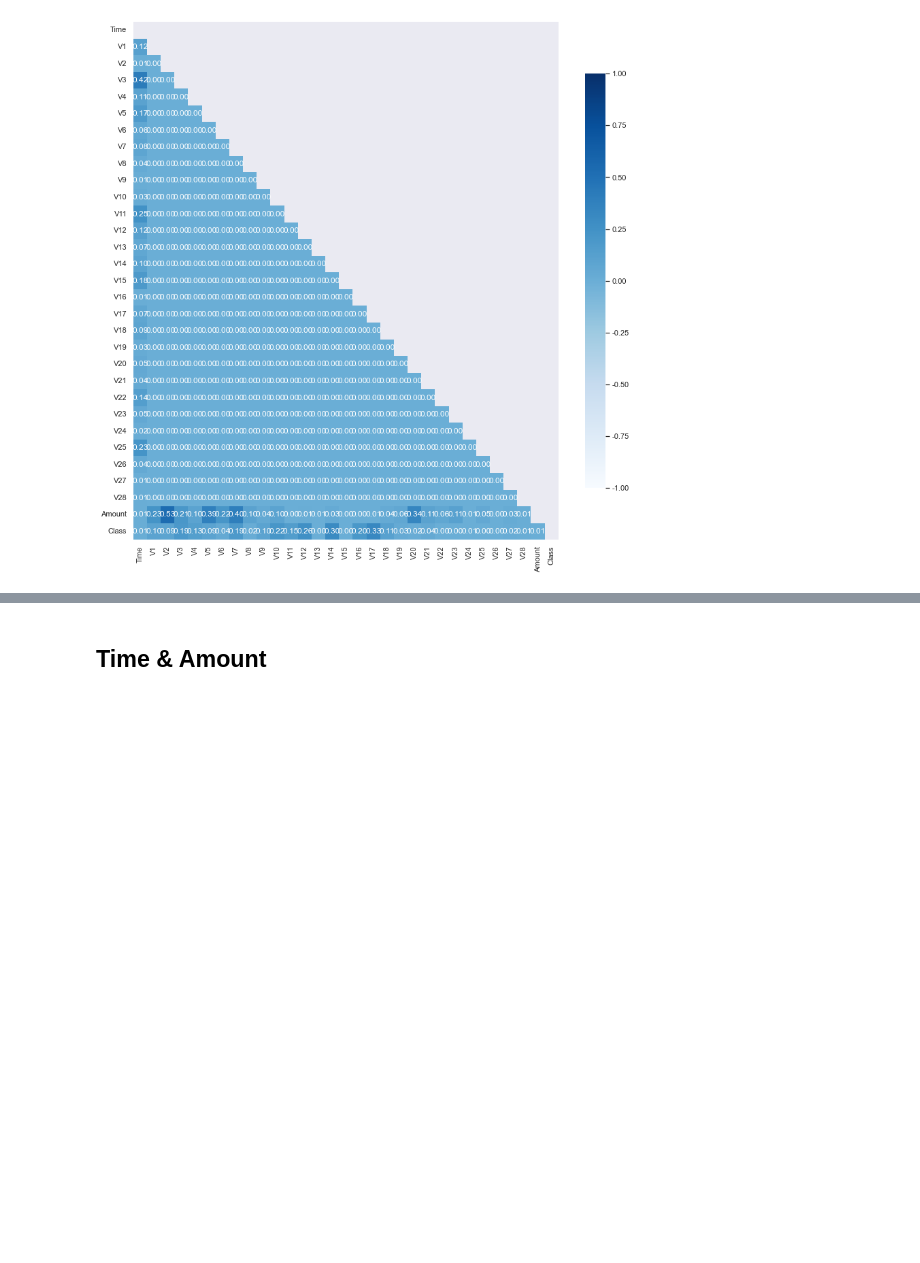
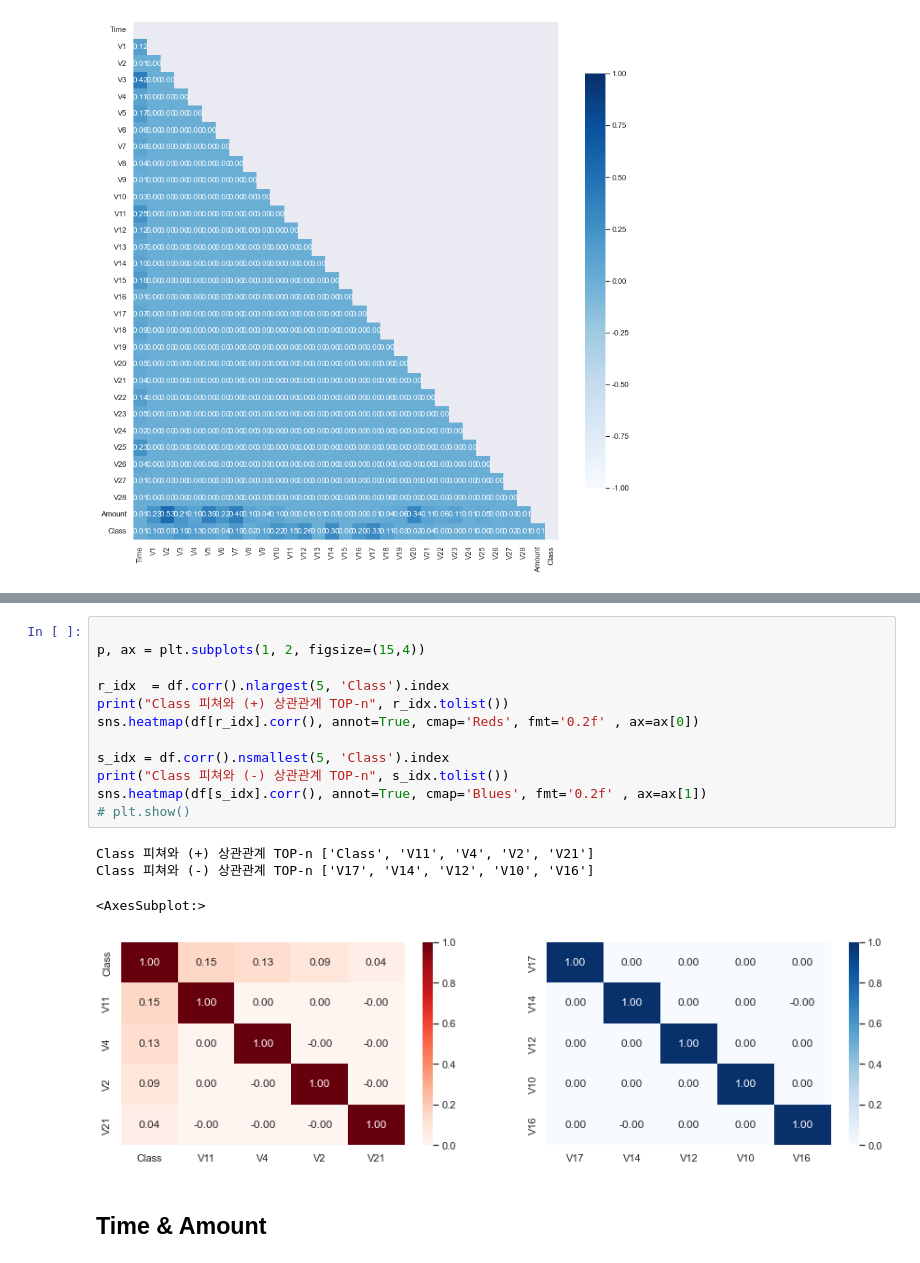
Before and after one commit to ssawwqdf/comp_practice, a Jupyter notebook: credit_k/credit_card_k_lkh.ipynb, the cells around one changed output, grey strips where cells are left out. Cells and saved outputs as stored; diff of their text form; blank space fills up the shorter version.

```diff
--- a/credit_k/credit_card_k_lkh.ipynb
+++ b/credit_k/credit_card_k_lkh.ipynb
@@ -202,3 +187,20 @@ plt.show()
+# %%
+
+p, ax = plt.subplots(1, 2, figsize=(15,4))
+
+r_idx  = df.corr().nlargest(5, 'Class').index
+print("Class 피쳐와 (+) 상관관계 TOP-n", r_idx.tolist())
+sns.heatmap(df[r_idx].corr(), annot=True, cmap='Reds', fmt='0.2f' , ax=ax[0])
+
+s_idx = df.corr().nsmallest(5, 'Class').index
+print("Class 피쳐와 (-) 상관관계 TOP-n", s_idx.tolist())
+sns.heatmap(df[s_idx].corr(), annot=True, cmap='Blues', fmt='0.2f' , ax=ax[1])
+# plt.show()
+# %% [output]
+Class 피쳐와 (+) 상관관계 TOP-n ['Class', 'V11', 'V4', 'V2', 'V21']
+Class 피쳐와 (-) 상관관계 TOP-n ['V17', 'V14', 'V12', 'V10', 'V16']
+<AxesSubplot:>
+[figure, added]
 # %% [markdown]
 ## Time & Amount
 # %%
```
Also changed, not shown: parts of 43 cells of this notebook, 5 other files.
